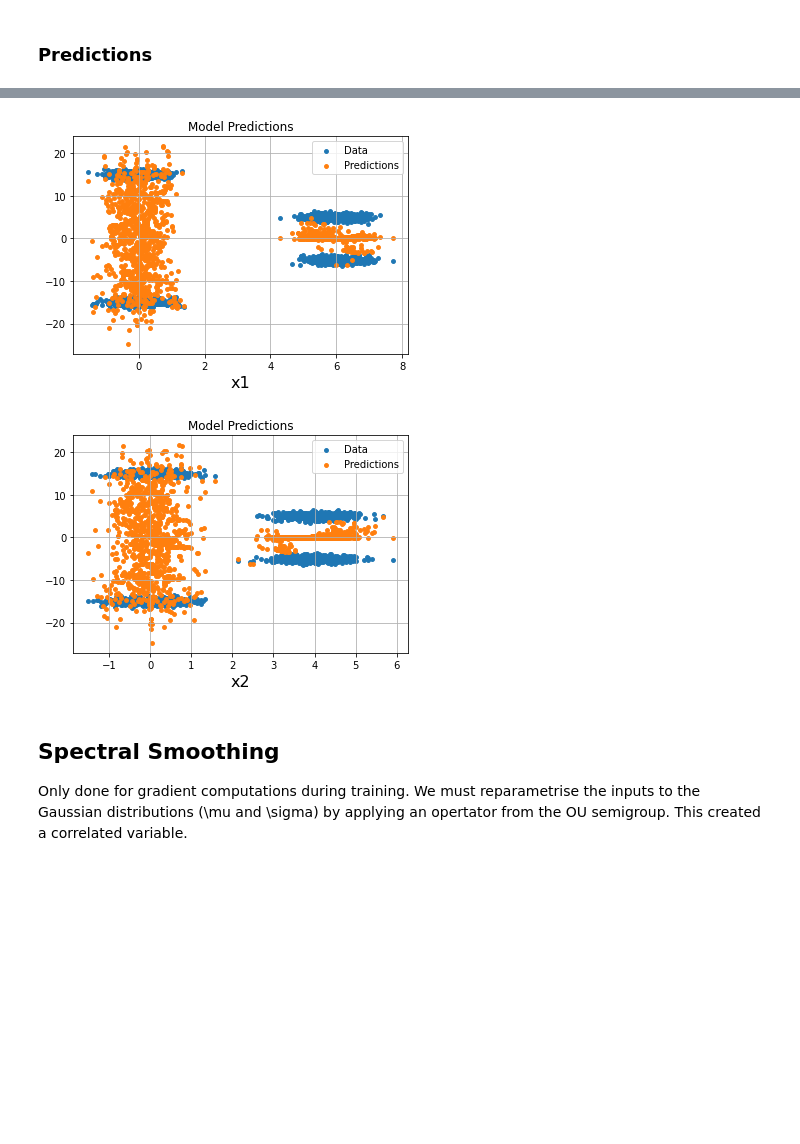
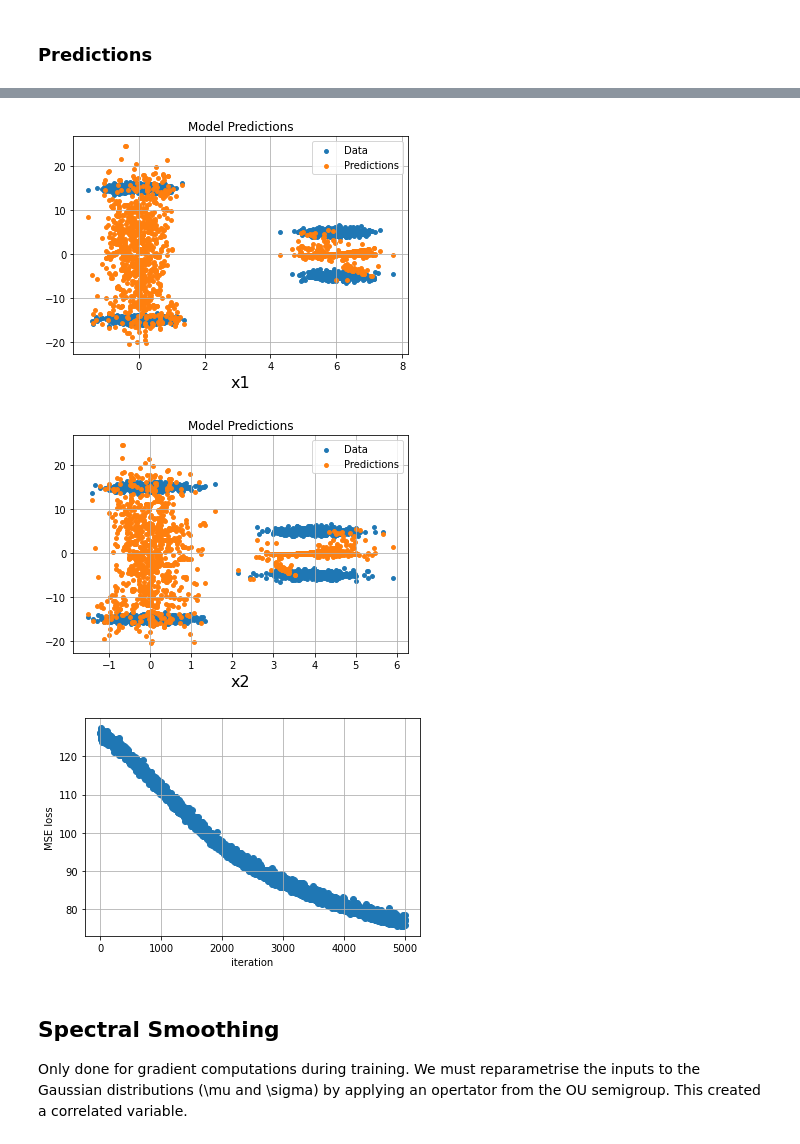
Before and after one commit to nalatraz/DeepLearning_Project7a, a Jupyter notebook: ClusterData.ipynb, the cells around one changed output, grey strips where cells are left out. Cells and saved outputs as stored; diff of their text form; code cells hidden in the pictures; blank space fills up the shorter version.

```diff
--- a/ClusterData.ipynb
+++ b/ClusterData.ipynb
@@ -267,6 +300,12 @@ kl_weight = 0.01
 
 optimizer = optim.Adam(BNN.parameters(),  lr=0.001)
 mse_loss = nn.MSELoss()
+mae_loss = nn.L1Loss()
+
+mse_epoch = []
+mae_epoch = []
+kl_epoch = []
+ELBO_epoch = []
 
 for epoch in range(n_epochs):
 
@@ -274,7 +313,14 @@ for epoch in range(n_epochs):
     permutation = torch.randperm(x.size()[0])
 
     # Run batch
+    count = 0
+    mse_all = 0
+    mae_all = 0
+    kl_all = 0
+    ELBO_all = 0
+
     for i in range(0, x.size()[0], batch_size):
+        count += 1
         optimizer.zero_grad()
 
         indices = permutation[i:i+batch_size]
@@ -289,10 +335,20 @@ for epoch in range(n_epochs):
         #loss = -distribution.log_prob(batch_y.float()).sum(1).mean() + kl_weight*kl
         loss = mse_loss(prediction.squeeze(), batch_y.float()) + kl_weight*kl
 
+        mse_all += mse_loss(prediction.squeeze(), batch_y.float())
+        mae_all += mae_loss(prediction.squeeze(), batch_y.float())
+        kl_all += kl
+        ELBO_all += loss
+
         loss.backward()
 
         optimizer.step()
 
+    mse_epoch.append(mse_all/count)
+    mae_epoch.append(mae_all/count)
+    kl_epoch.append(kl_all/count)
+    ELBO_epoch.append(ELBO_all/count)
+
     if epoch % 500 == 0:
         print('Epoch', epoch, '    Loss', loss.item())
 # %% [output]
@@ -312,7 +368,7 @@ Epoch 4500     Loss 59.57012939453125
 prediction = BNN(x.float()).detach().numpy()
 
 fig = plt.figure(figsize=(14,7))
-ax = Axes3D(fig, auto_add_to_figure=False)
+ax = Axes3D(fig) #, auto_add_to_figure=False)
 fig.add_axes(ax)
 ax.scatter(X[:, 0], X[:, 1], labels, label='Data')
 ax.scatter(X[:, 0], X[:, 1], prediction, label='Predictions')
@@ -342,4 +398,13 @@ plt.xlabel('x2', fontsize=16)
 plt.grid()
 plt.legend()
 plt.show()
+
+mse_losses = [mse.detach().numpy() for mse in mse_epoch]
+iterations = np.linspace(0, len(mse_losses), len(mse_losses))
+plt.figure()
+plt.scatter(iterations, mse_losses)
+plt.ylabel('MSE loss')
+plt.xlabel('iteration')
+plt.grid()
+plt.show()
 # %% [output]
@@ -347,5 +412,6 @@ plt.show()
-[figure, old version]
+[figure, new version]
-[figure, old version]
+[figure, new version]
+[figure, added]
 # %% [markdown]
 ## Spectral Smoothing
 Only done for gradient computations during training.
```
Also changed, not shown: parts of 16 cells of this notebook.
